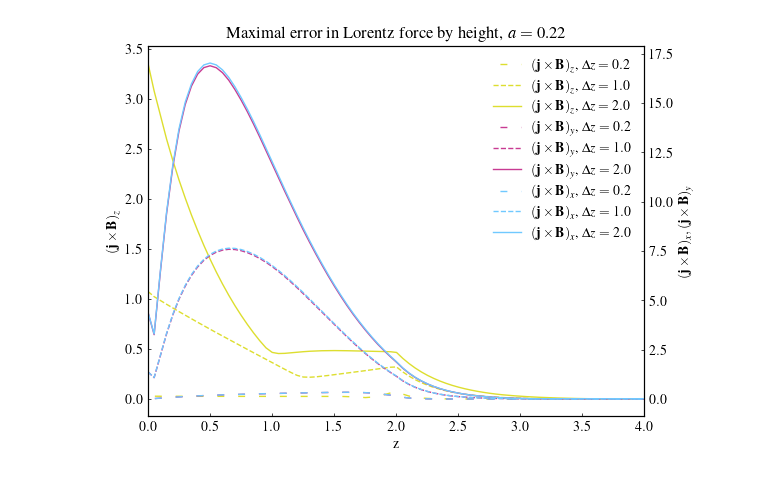
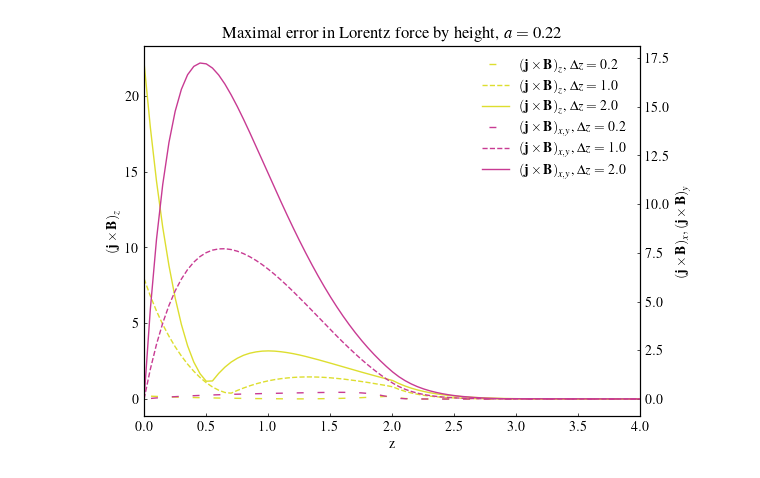
Before and after one commit to LMNadol/mflex, a Jupyter notebook: mhsflex/calculate_Lorentz_force.ipynb, the cells around one changed output. Saved outputs shown, nothing was run; the diff lists cells and outputs as text; code cells hidden in the pictures.

```diff
--- a/mhsflex/calculate_Lorentz_force.ipynb
+++ b/mhsflex/calculate_Lorentz_force.ipynb
@@ -80,7 +80,7 @@ data2d = Field2dData(
     data_bz,
 )
 # %%
-a = 0.44
+a = 0.22
 alpha = 0.05
 b = 1.0
 z0 = 2.0
@@ -501,7 +501,7 @@ ax2.plot(
     linewidth=1.0,
     linestyle=(10, (5, 10)),
     color=c5,
-    label=r"$(\textbf{j} \times \textbf{B})_y$, $\Delta z = 0.2$",
+    label=r"$(\textbf{j} \times \textbf{B})_{x,y}$, $\Delta z = 0.2$",
 )
 ax2.plot(
     data3d.z,
@@ -509,65 +509,65 @@ ax2.plot(
     linewidth=1.0,
     linestyle="--",
     color=c5,
-    label=r"$(\textbf{j} \times \textbf{B})_y$, $\Delta z = 1.0$",
+    label=r"$(\textbf{j} \times \textbf{B})_{x,y}$, $\Delta z = 1.0$",
 )
 ax2.plot(
     data3d.z,
     errory20_max,
     linewidth=1.0,
     linestyle="solid",
     color=c5,
-    label=r"$(\textbf{j} \times \textbf{B})_y$, $\Delta z = 2.0$",
+    label=r"$(\textbf{j} \times \textbf{B})_{x,y}$, $\Delta z = 2.0$",
 )
 
-ax2.plot(
-    data3d.z,
-    errorx02_max,
-    linewidth=1.0,
-    linestyle=(10, (5, 10)),
-    color=c1,
-    label=r"$(\textbf{j} \times \textbf{B})_x$, $\Delta z = 0.2$",
-)
-ax2.plot(
-    data3d.z,
-    errorx10_max,
-    linewidth=1.0,
-    linestyle="--",
-    color=c1,
-    label=r"$(\textbf{j} \times \textbf{B})_x$, $\Delta z = 1.0$",
-)
-ax2.plot(
-    data3d.z,
-    errorx20_max,
-    linewidth=1.0,
-    linestyle="solid",
-    color=c1,
-    label=r"$(\textbf{j} \times \textbf{B})_x$, $\Delta z = 2.0$",
-)
+# ax2.plot(
+#     data3d.z,
+#     errorx02_max,
+#     linewidth=1.0,
+#     linestyle=(10, (5, 10)),
+#     color=c1,
+#     label=r"$(\textbf{j} \times \textbf{B})_x$, $\Delta z = 0.2$",
+# )
+# ax2.plot(
+#     data3d.z,
+#     errorx10_max,
+#     linewidth=1.0,
+#     linestyle="--",
+#     color=c1,
+#     label=r"$(\textbf{j} \times \textbf{B})_x$, $\Delta z = 1.0$",
+# )
+# ax2.plot(
+#     data3d.z,
+#     errorx20_max,
+#     linewidth=1.0,
+#     linestyle="solid",
+#     color=c1,
+#     label=r"$(\textbf{j} \times \textbf{B})_x$, $\Delta z = 2.0$",
+# )
 
 
 
 
 ax1.set_xlabel("z")
 plt.xlim([0, 2 * z0])
 plt.legend(frameon=False)
 ax1.tick_params(direction="in", length=2, width=0.5)
 ax2.tick_params(direction="in", length=2, width=0.5)
 plt.title(
     r"Maximal error in Lorentz force by height, $a =$ " + str(a)
 )
 lines1, labels1 = ax1.get_legend_handles_labels()
 lines2, labels2 = ax2.get_legend_handles_labels()
 lines = lines1 + lines2
 labels = labels1 + labels2
 ax1.set_ylabel(r"$(\textbf{j} \times \textbf{B})_z$")
 ax2.set_ylabel(r"$(\textbf{j} \times \textbf{B})_x, (\textbf{j} \times \textbf{B})_y$")
 plt.legend(lines, labels, frameon=False)
 plotname = "/Users/lilli/Desktop/Thesis/Performance/LF/" + str(a) + "/maxerror_by_z.png"
 plt.savefig(plotname, dpi=600, bbox_inches="tight", pad_inches=0.1)
 plt.show()
 # %% [output]
-[figure, old version]
+[figure, new version]
 # %%
 LFx02_max = np.zeros_like(z_arr)
 LFy02_max = np.zeros_like(z_arr)
```
Also changed, not shown: parts of 11 cells of this notebook, 6 other files.
